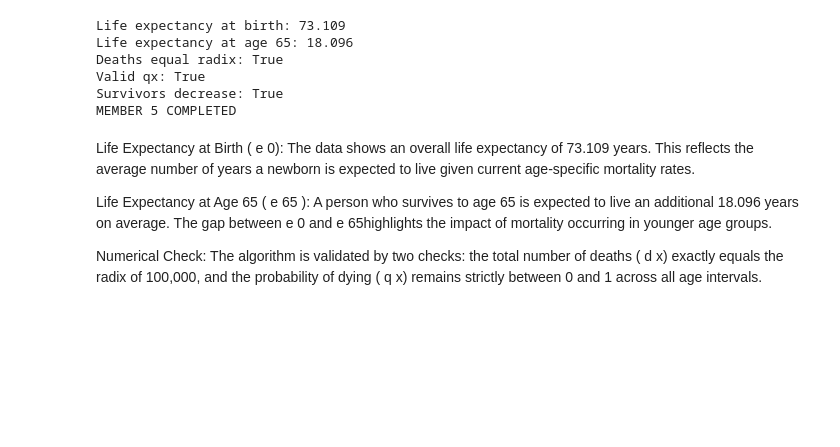
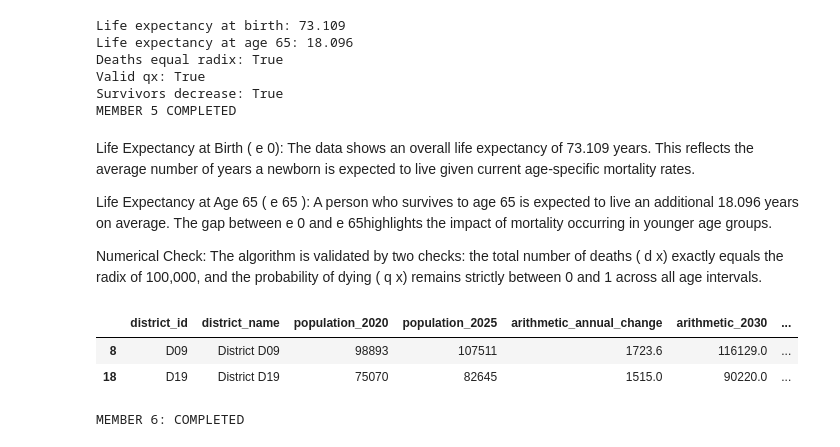
Before and after one commit to lincoln-bot/Assignment-2-HASTS206-GROUP-6, a Jupyter notebook: assignment2_demographic_analysis.ipynb, the cells around one changed output. Saved outputs shown, nothing was run; the diff lists cells and outputs as text; code cells hidden in the pictures; blank space fills up the shorter version.

```diff
--- a/assignment2_demographic_analysis.ipynb
+++ b/assignment2_demographic_analysis.ipynb
@@ -527 +527,57 @@ x
  ) remains strictly between 0 and 1 across all age intervals.
+# %%
+#MEMBER 6
+import os
+import pandas as pd
+import numpy as np
+
+os.makedirs("outputs", exist_ok=True)
+
+# 1. LOAD DATA
+districts = pd.read_csv("assignment_data/districts.csv")
+age = pd.read_csv("assignment_data/age_sex.csv")
+selected = pd.read_csv("outputs/selected_districts.csv")
+
+# 2. GET 2025 POPULATION
+pop = age.groupby("district_id")["population_2025"].sum().reset_index()
+data = districts.merge(pop, on="district_id")
+data = data[data.district_id.isin(selected.district_id)]
+
+# 3. CALCULATE PROJECTIONS
+p20 = data.population_2020
+p25 = data.population_2025
+
+if (p20 <= 0).any() or (p25 <= 0).any():
+    raise ValueError("Population must be positive.")
+
+change = (p25 - p20) / 5
+arithmetic = p25 + 5*change
+geo_rate = (p25/p20)**(1/5) - 1
+geometric = p25*(1+geo_rate)**5
+
+projection = pd.DataFrame({
+    "district_id": data.district_id,
+    "district_name": data.district_name,
+    "population_2020": p20,
+    "population_2025": p25,
+    "arithmetic_annual_change": change,
+    "arithmetic_2030": arithmetic,
+    "geometric_growth_rate_percent": geo_rate*100,
+    "geometric_2030": geometric
+})
+
+# 4. COMPARE METHODS
+projection["difference"] = geometric - arithmetic
+projection["percentage_difference"] = projection.difference/arithmetic*100
+
+display(projection.round(3))
+
+# 5. SAVE RESULTS
+projection.to_csv("outputs/q2a_population_projections.csv", index=False)
+
+print("MEMBER 6: COMPLETED")
+# %% [output]
+|  | district_id | district_name | population_2020 | population_2025 | arithmetic_annual_change | arithmetic_2030 | ... |
+| 8 | D09 | District D09 | 98893 | 107511 | 1723.6 | 116129.0 | ... |
+| 18 | D19 | District D19 | 75070 | 82645 | 1515.0 | 90220.0 | ... |
+MEMBER 6: COMPLETED
```
Also changed, not shown: parts of 3 cells of this notebook.
